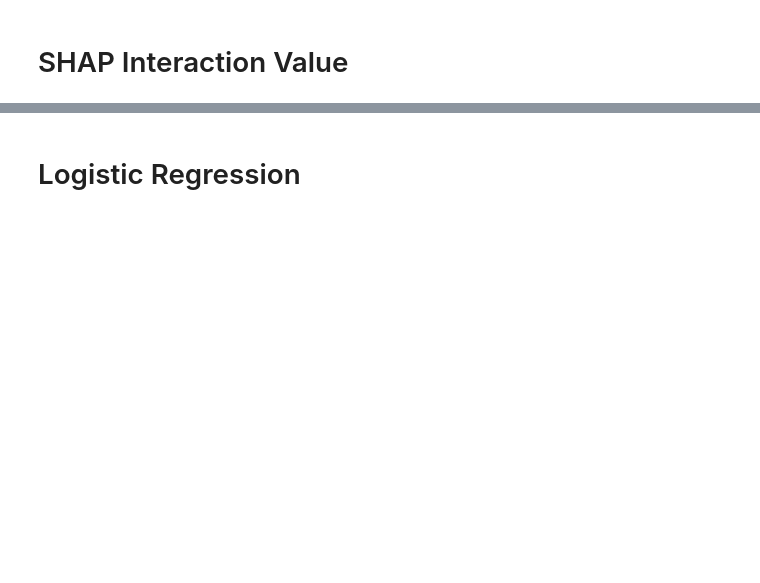
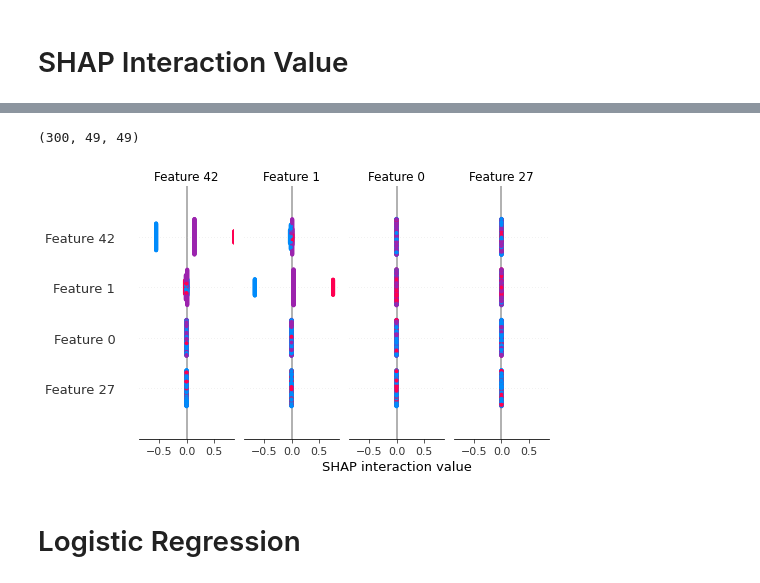
Before and after one commit to KevinDelao/UCLA_Summer_Project, a Jupyter notebook: UCLA_Summer_Code.ipynb, the cells around one changed output, grey strips where cells are left out. Saved outputs shown, nothing was run; the diff lists cells and outputs as text; code cells hidden in the pictures; blank space fills up the shorter version.

```diff
--- a/UCLA_Summer_Code.ipynb
+++ b/UCLA_Summer_Code.ipynb
@@ -451,4 +548,4 @@ shap.summary_plot(shap_values,x_train)
 # SHAP Interaction Value
 # %%
 shap.initjs()
-shap_interaction_values = shap.TreeExplainer(forReg).shap_interaction_values(x_train)
+shap_interaction_values = shap.TreeExplainer(forReg).shap_interaction_values(x_test)
@@ -455,2 +554,8 @@ shap_interaction_values = shap.TreeExplainer(forReg).shap_interaction_values(x_t
+# %%
+shap_interaction_values.shape
+# %% [output]
+(300, 49, 49)
 # %%
-shap.summary_plot(shap_interaction_values, features=x_train, max_display=5)
+shap.summary_plot(shap_interaction_values, features=x_test, max_display=4)
+# %% [output]
+[figure, added]
```
Also changed, not shown: parts of 44 cells of this notebook.
